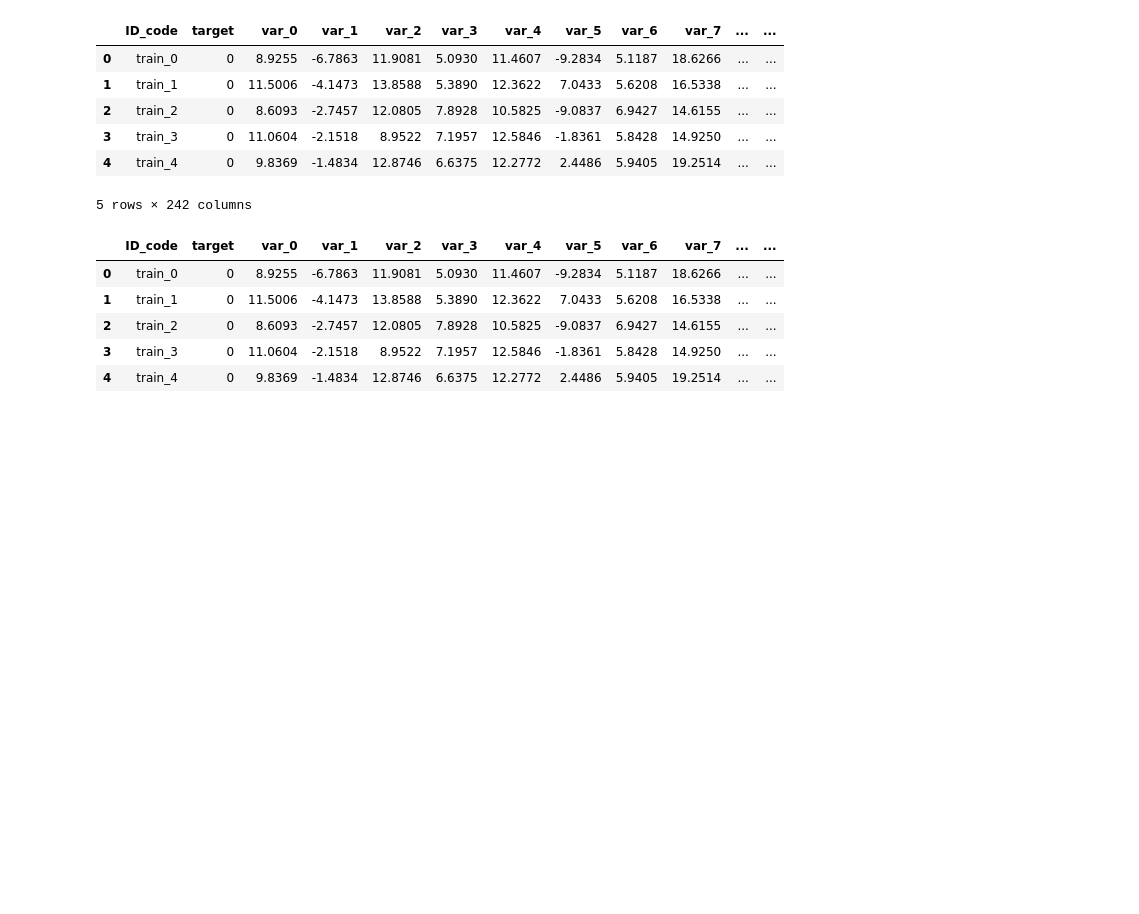
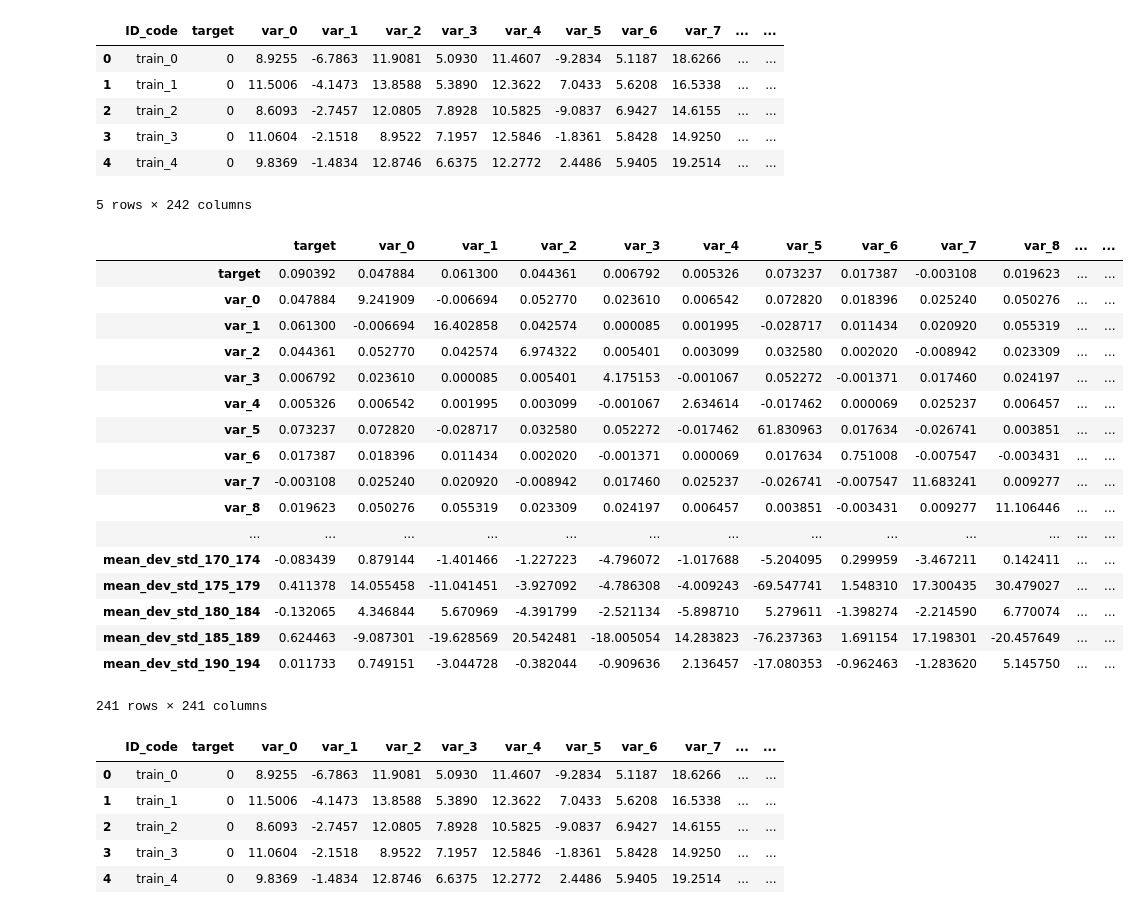
Before and after one commit to yambe2002/santander_customer_transaction, a Jupyter notebook: adding_features.ipynb, the cells around one changed output. Saved outputs shown, nothing was run; the diff lists cells and outputs as text; code cells hidden in the pictures; blank space fills up the shorter version.

```diff
--- a/adding_features.ipynb
+++ b/adding_features.ipynb
@@ -83,6 +120,27 @@ train_df.head()
 | 3 | train_3 | 0 | 11.0604 | -2.1518 | 8.9522 | 7.1957 | 12.5846 | -1.8361 | 5.8428 | 14.9250 | ... | ... |
 | 4 | train_4 | 0 | 9.8369 | -1.4834 | 12.8746 | 6.6375 | 12.2772 | 2.4486 | 5.9405 | 19.2514 | ... | ... |
 5 rows × 242 columns
+# %%
+train_df.cov()
+# %% [output]
+|  | target | var_0 | var_1 | var_2 | var_3 | var_4 | var_5 | var_6 | var_7 | var_8 | ... | ... |
+| target | 0.090392 | 0.047884 | 0.061300 | 0.044361 | 0.006792 | 0.005326 | 0.073237 | 0.017387 | -0.003108 | 0.019623 | ... | ... |
+| var_0 | 0.047884 | 9.241909 | -0.006694 | 0.052770 | 0.023610 | 0.006542 | 0.072820 | 0.018396 | 0.025240 | 0.050276 | ... | ... |
+| var_1 | 0.061300 | -0.006694 | 16.402858 | 0.042574 | 0.000085 | 0.001995 | -0.028717 | 0.011434 | 0.020920 | 0.055319 | ... | ... |
+| var_2 | 0.044361 | 0.052770 | 0.042574 | 6.974322 | 0.005401 | 0.003099 | 0.032580 | 0.002020 | -0.008942 | 0.023309 | ... | ... |
+| var_3 | 0.006792 | 0.023610 | 0.000085 | 0.005401 | 4.175153 | -0.001067 | 0.052272 | -0.001371 | 0.017460 | 0.024197 | ... | ... |
+| var_4 | 0.005326 | 0.006542 | 0.001995 | 0.003099 | -0.001067 | 2.634614 | -0.017462 | 0.000069 | 0.025237 | 0.006457 | ... | ... |
+| var_5 | 0.073237 | 0.072820 | -0.028717 | 0.032580 | 0.052272 | -0.017462 | 61.830963 | 0.017634 | -0.026741 | 0.003851 | ... | ... |
+| var_6 | 0.017387 | 0.018396 | 0.011434 | 0.002020 | -0.001371 | 0.000069 | 0.017634 | 0.751008 | -0.007547 | -0.003431 | ... | ... |
+| var_7 | -0.003108 | 0.025240 | 0.020920 | -0.008942 | 0.017460 | 0.025237 | -0.026741 | -0.007547 | 11.683241 | 0.009277 | ... | ... |
+| var_8 | 0.019623 | 0.050276 | 0.055319 | 0.023309 | 0.024197 | 0.006457 | 0.003851 | -0.003431 | 0.009277 | 11.106446 | ... | ... |
+| ... | ... | ... | ... | ... | ... | ... | ... | ... | ... | ... | ... | ... |
+| mean_dev_std_170_174 | -0.083439 | 0.879144 | -1.401466 | -1.227223 | -4.796072 | -1.017688 | -5.204095 | 0.299959 | -3.467211 | 0.142411 | ... | ... |
+| mean_dev_std_175_179 | 0.411378 | 14.055458 | -11.041451 | -3.927092 | -4.786308 | -4.009243 | -69.547741 | 1.548310 | 17.300435 | 30.479027 | ... | ... |
+| mean_dev_std_180_184 | -0.132065 | 4.346844 | 5.670969 | -4.391799 | -2.521134 | -5.898710 | 5.279611 | -1.398274 | -2.214590 | 6.770074 | ... | ... |
+| mean_dev_std_185_189 | 0.624463 | -9.087301 | -19.628569 | 20.542481 | -18.005054 | 14.283823 | -76.237363 | 1.691154 | 17.198301 | -20.457649 | ... | ... |
+| mean_dev_std_190_194 | 0.011733 | 0.749151 | -3.044728 | -0.382044 | -0.909636 | 2.136457 | -17.080353 | -0.962463 | -1.283620 | 5.145750 | ... | ... |
+241 rows × 241 columns
 # %%
 X_tophalf, _, y_tophalf, _ = train_test_split(X, y, test_size=0.8, random_state=10)
 # %%
```
Also changed, not shown: parts of 9 cells of this notebook, 5 other files.
